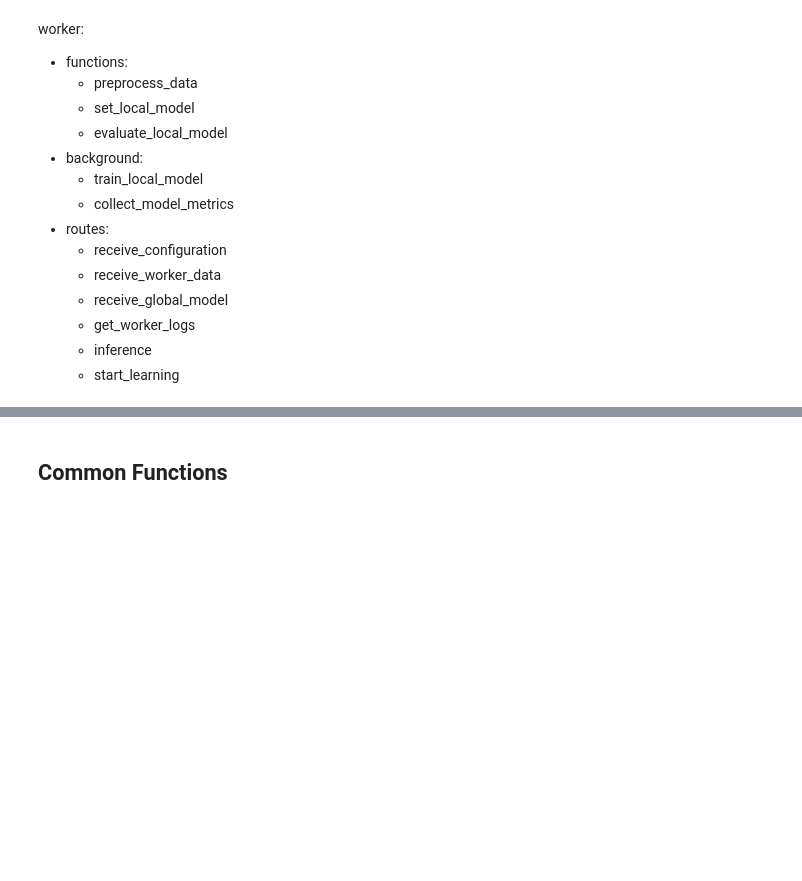
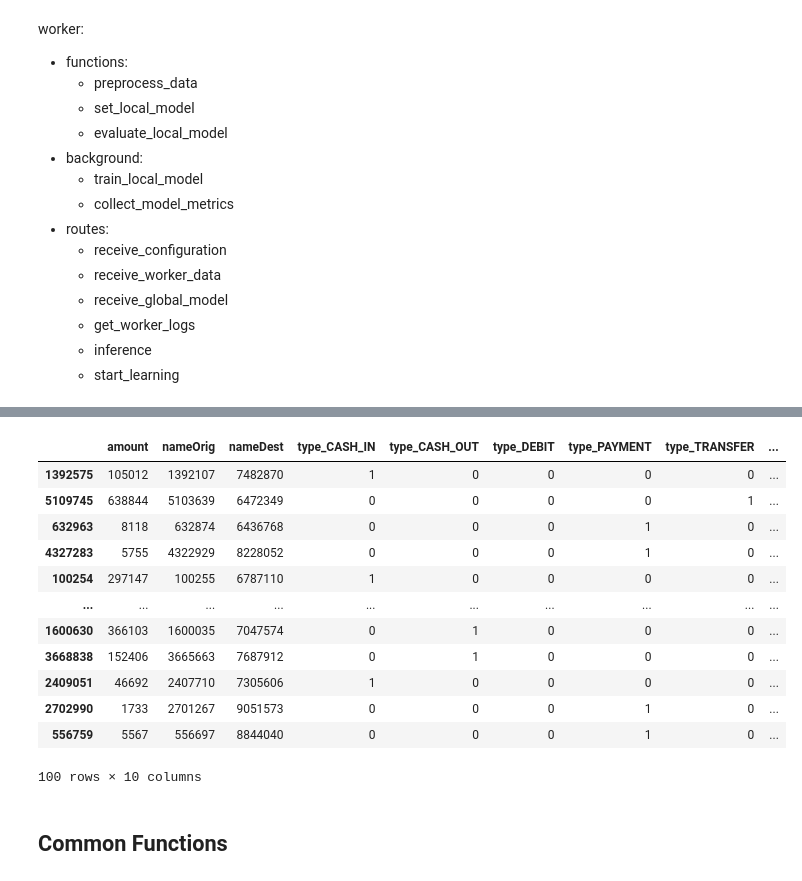
Before and after one commit to K123AsJ0k1/FFD, a Jupyter notebook: code/notebooks/testing/Central-Worker-Development.ipynb, the cells around one changed output, grey strips where cells are left out. Saved outputs shown, nothing was run; the diff lists cells and outputs as text; code cells hidden in the pictures; blank space fills up the shorter version.

```diff
--- a/code/notebooks/testing/Central-Worker-Development.ipynb
+++ b/code/notebooks/testing/Central-Worker-Development.ipynb
@@ -1295,3 +1389,19 @@ from torch.utils.data import DataLoader, TensorDataset
+# %%
+worker_df
+# %% [output]
+|  | amount | nameOrig | nameDest | type_CASH_IN | type_CASH_OUT | type_DEBIT | type_PAYMENT | type_TRANSFER | ... |
+| 1392575 | 105012 | 1392107 | 7482870 | 1 | 0 | 0 | 0 | 0 | ... |
+| 5109745 | 638844 | 5103639 | 6472349 | 0 | 0 | 0 | 0 | 1 | ... |
+| 632963 | 8118 | 632874 | 6436768 | 0 | 0 | 0 | 1 | 0 | ... |
+| 4327283 | 5755 | 4322929 | 8228052 | 0 | 0 | 0 | 1 | 0 | ... |
+| 100254 | 297147 | 100255 | 6787110 | 1 | 0 | 0 | 0 | 0 | ... |
+| ... | ... | ... | ... | ... | ... | ... | ... | ... | ... |
+| 1600630 | 366103 | 1600035 | 7047574 | 0 | 1 | 0 | 0 | 0 | ... |
+| 3668838 | 152406 | 3665663 | 7687912 | 0 | 1 | 0 | 0 | 0 | ... |
+| 2409051 | 46692 | 2407710 | 7305606 | 1 | 0 | 0 | 0 | 0 | ... |
+| 2702990 | 1733 | 2701267 | 9051573 | 0 | 0 | 0 | 1 | 0 | ... |
+| 556759 | 5567 | 556697 | 8844040 | 0 | 0 | 0 | 1 | 0 | ... |
+100 rows × 10 columns
 # %% [markdown]
 ## Common Functions
 # %%
```
Also changed, not shown: parts of 9 cells of this notebook, 3 other files.
